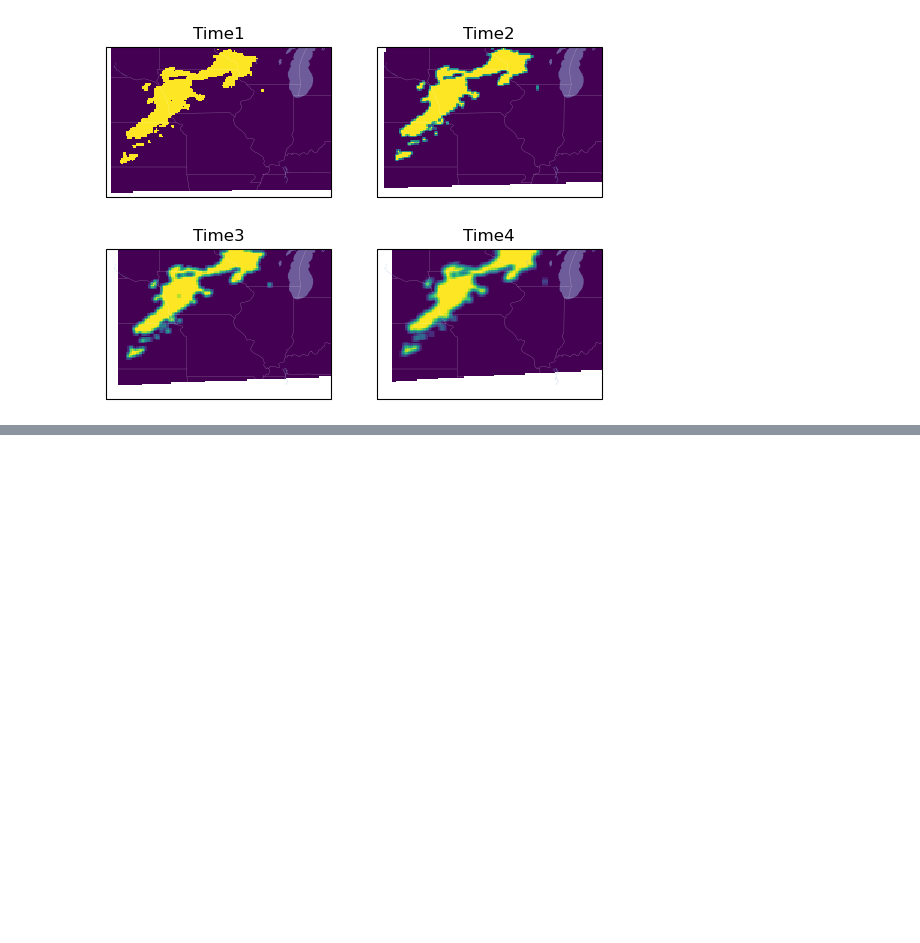
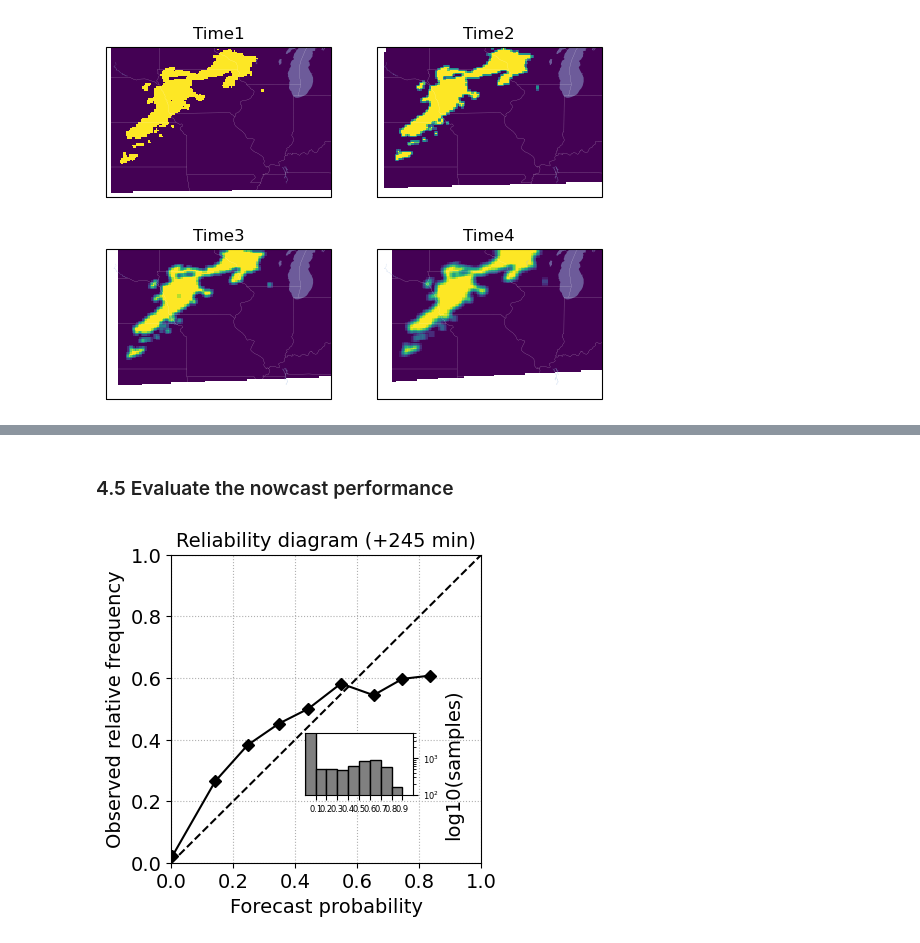
Before and after one commit to KaidiWisc/AOSMiniT, a Jupyter notebook: Pysteps/pystepsT.ipynb, the cells around one changed output, grey strips where cells are left out. Saved outputs shown, nothing was run; the diff lists cells and outputs as text; code cells hidden in the pictures; blank space fills up the shorter version.

```diff
--- a/Pysteps/pystepsT.ipynb
+++ b/Pysteps/pystepsT.ipynb
@@ -238,0 +352,15 @@ plt.show()
+# %% [markdown]
+### 4.5 Evaluate the nowcast performance
+# %%
+from pysteps.postprocessing import ensemblestats
+# compute the exceedance probability of 0.1 mm/h from the ensemble
+prob_ex = ensemblestats.excprob(precip_fc[:, :, :], 0.1, ignore_nan=True)
+
+reldiag = verification.reldiag_init(0.1)
+verification.reldiag_accum(reldiag, prob_ex, precip_ori[-1, :, :])
+fig, ax = plt.subplots()
+verification.plot_reldiag(reldiag, ax)
+ax.set_title("Reliability diagram (+%i min)" % (n_leadtimes * timestep))
+plt.show()
+# %% [output]
+[figure, added]
```
Also changed, not shown: parts of 15 cells of this notebook.
